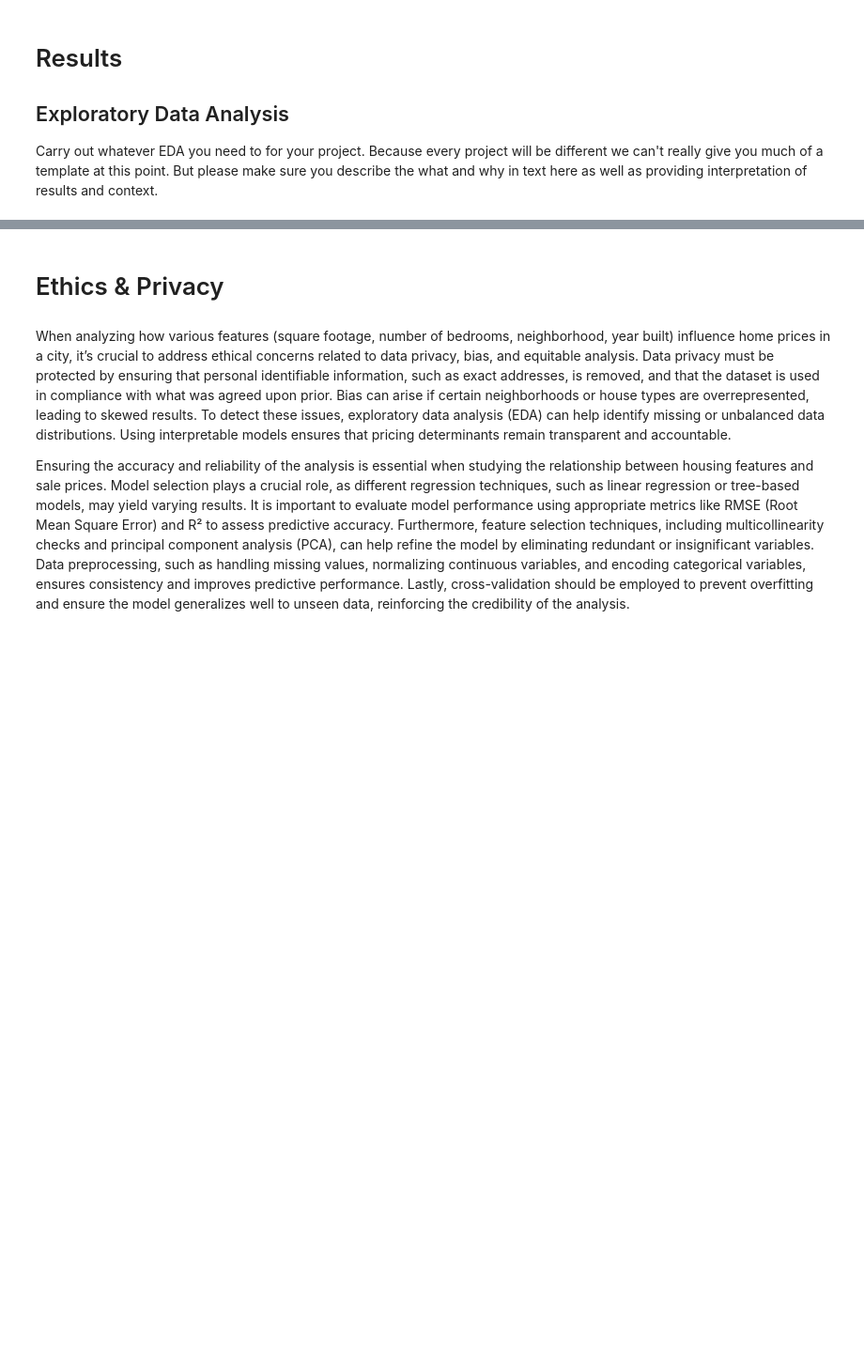
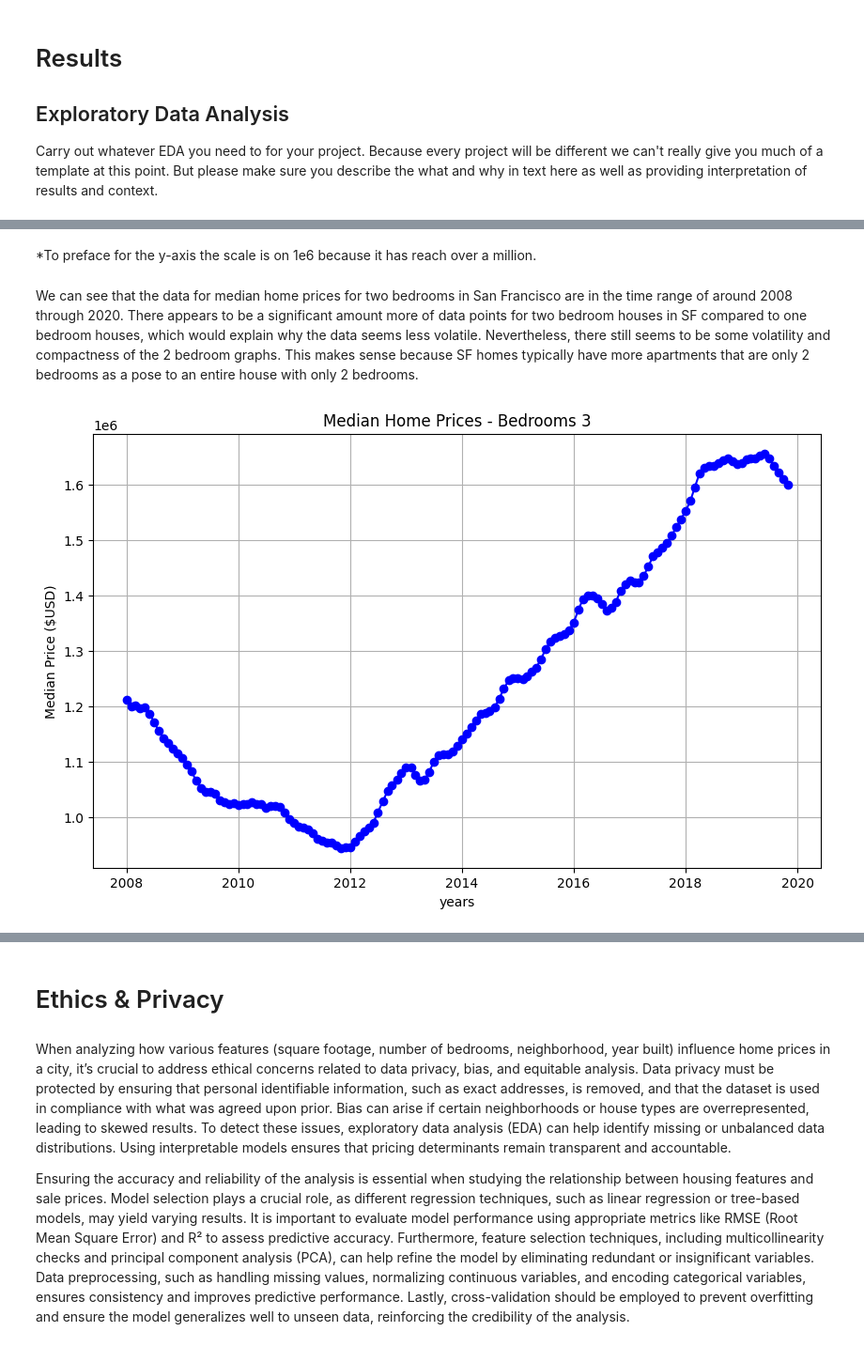
Before and after one commit to jocelynng101/COGS108_Repo, a Jupyter notebook: EDACheckpoint_Group045_WI25.ipynb, the cells around one changed output, grey strips where cells are left out. Shown at 94% size. Drawn from its saved outputs; the diff is of its cells as text; code cells hidden in the pictures; blank space fills up the shorter version.

```diff
--- a/EDACheckpoint_Group045_WI25.ipynb
+++ b/EDACheckpoint_Group045_WI25.ipynb
@@ -139,0 +265,8 @@ Some more words and stuff.  Remember notebooks work best if you interleave the c
+# %% [markdown]
+*To preface for the y-axis the scale is on 1e6 because it has reach over a million.
+# %% [markdown]
+We can see that the data for median home prices for two bedrooms in San Francisco are in the time range of around 2008 through 2020. There appears to be a significant amount more of data points for two bedroom houses in SF compared to one bedroom houses, which would explain why the data seems less volatile. Nevertheless, there still seems to be some volatility and compactness of the 2 bedroom graphs. This makes sense because SF homes typically have more apartments that are only 2 bedrooms as a pose to an entire house with only 2 bedrooms.
+# %%
+plot_san_francisco_data(bed3, 'Median Home Prices - Bedrooms 3', 'years', 'Median Price ($USD)')
+# %% [output]
+[figure, added]
```
Also changed, not shown: parts of 31 cells of this notebook.
